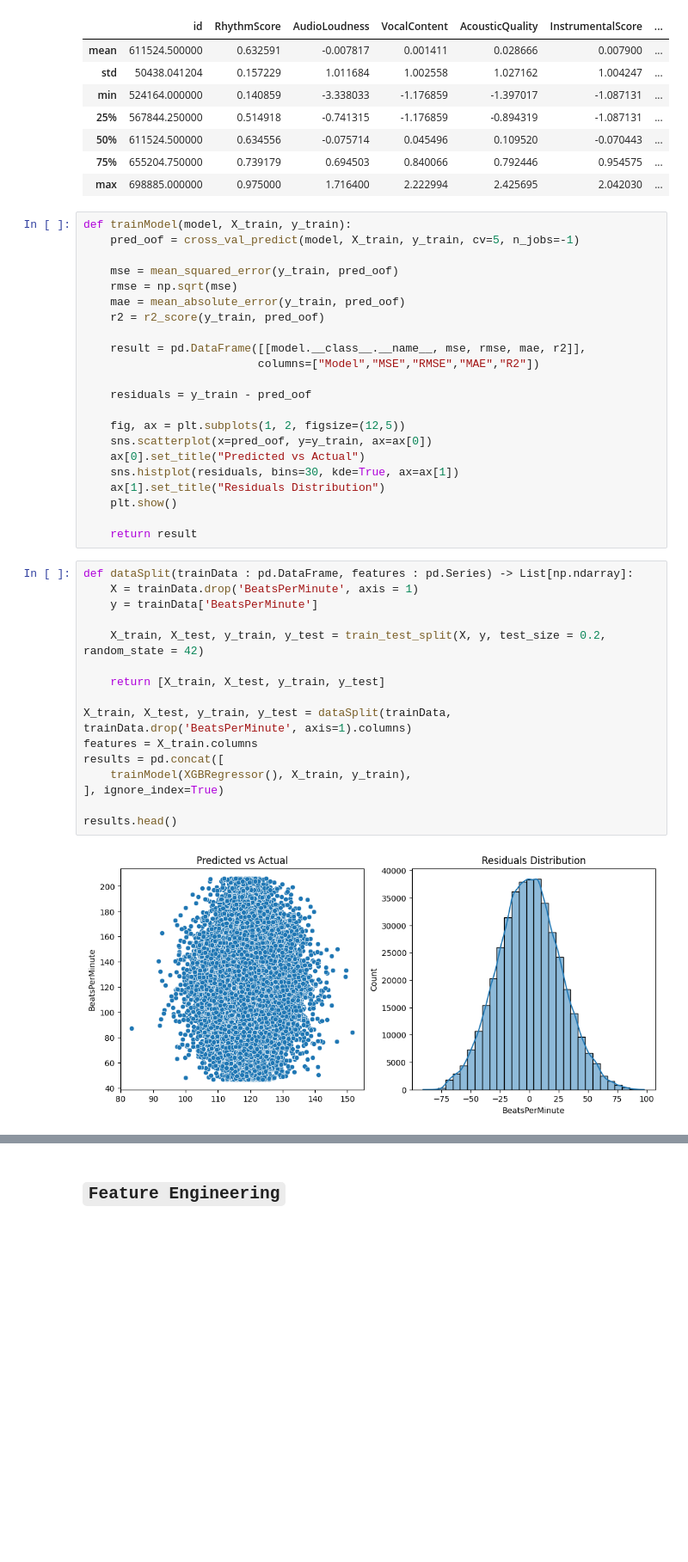
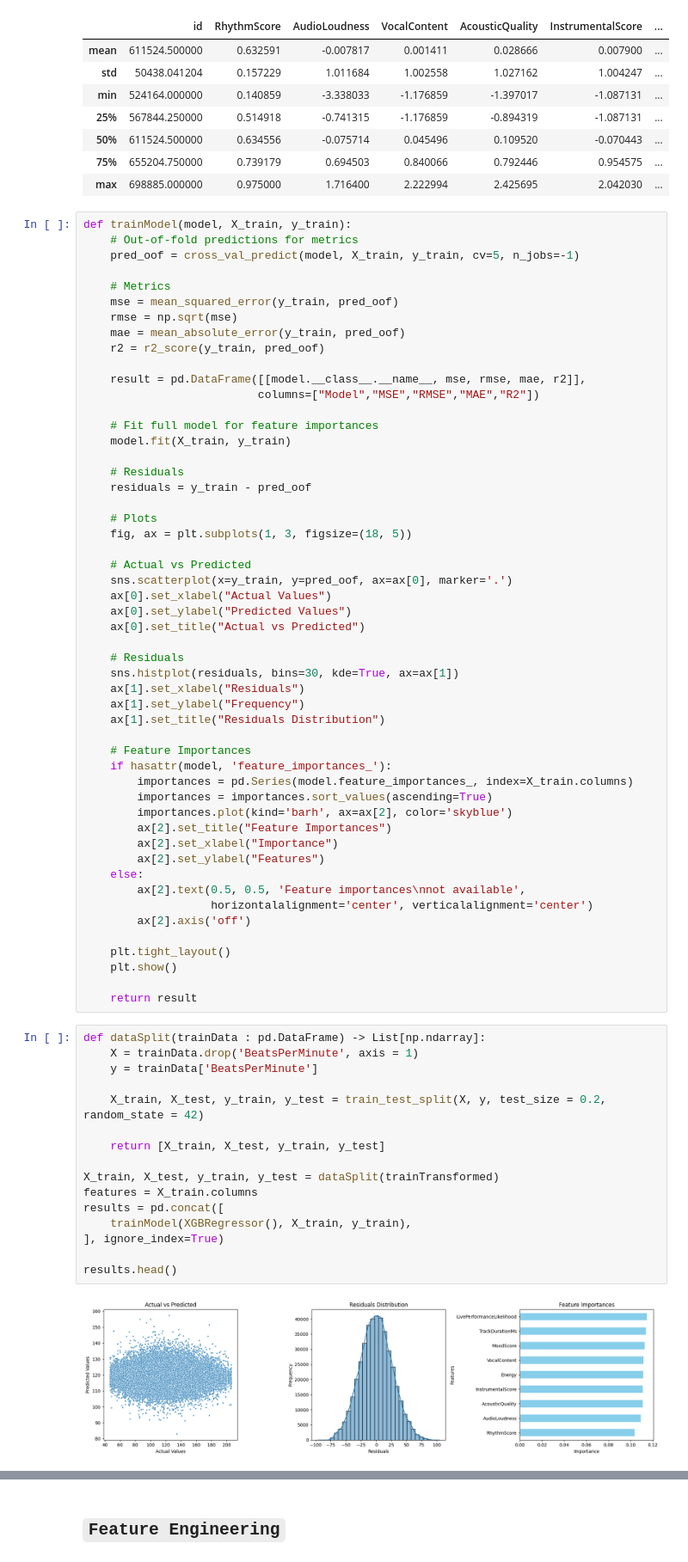
Before and after one commit to KarthikNot/Kaggle-S5E9, a Jupyter notebook: notebooks/Kaggle S5E9.ipynb, the cells around one changed output, grey strips where cells are left out. Shown at 86% size. Cells and saved outputs as stored; diff of their text form; blank space fills up the shorter version.

```diff
--- a/notebooks/Kaggle S5E9.ipynb
+++ b/notebooks/Kaggle S5E9.ipynb
@@ -277,8 +277,10 @@ testTransformed.describe().drop('count')
 | max | 698885.000000 | 0.975000 | 1.716400 | 2.222994 | 2.425695 | 2.042030 | ... |
 # %%
 def trainModel(model, X_train, y_train):
+    # Out-of-fold predictions for metrics
     pred_oof = cross_val_predict(model, X_train, y_train, cv=5, n_jobs=-1)
 
+    # Metrics
     mse = mean_squared_error(y_train, pred_oof)
     rmse = np.sqrt(mse)
     mae = mean_absolute_error(y_train, pred_oof)
@@ -287,32 +289,60 @@ def trainModel(model, X_train, y_train):
     result = pd.DataFrame([[model.__class__.__name__, mse, rmse, mae, r2]],
                           columns=["Model","MSE","RMSE","MAE","R2"])
 
+    # Fit full model for feature importances
+    model.fit(X_train, y_train)
+
+    # Residuals
     residuals = y_train - pred_oof
 
-    fig, ax = plt.subplots(1, 2, figsize=(12,5))
-    sns.scatterplot(x=pred_oof, y=y_train, ax=ax[0])
-    ax[0].set_title("Predicted vs Actual")
+    # Plots
+    fig, ax = plt.subplots(1, 3, figsize=(18, 5))
+
+    # Actual vs Predicted
+    sns.scatterplot(x=y_train, y=pred_oof, ax=ax[0], marker='.')
+    ax[0].set_xlabel("Actual Values")
+    ax[0].set_ylabel("Predicted Values")
+    ax[0].set_title("Actual vs Predicted")
+
+    # Residuals
     sns.histplot(residuals, bins=30, kde=True, ax=ax[1])
+    ax[1].set_xlabel("Residuals")
+    ax[1].set_ylabel("Frequency")
     ax[1].set_title("Residuals Distribution")
+
+    # Feature Importances
+    if hasattr(model, 'feature_importances_'):
+        importances = pd.Series(model.feature_importances_, index=X_train.columns)
+        importances = importances.sort_values(ascending=True)
+        importances.plot(kind='barh', ax=ax[2], color='skyblue')
+        ax[2].set_title("Feature Importances")
+        ax[2].set_xlabel("Importance")
+        ax[2].set_ylabel("Features")
+    else:
+        ax[2].text(0.5, 0.5, 'Feature importances\nnot available',
+                   horizontalalignment='center', verticalalignment='center')
+        ax[2].axis('off')
+
+    plt.tight_layout()
     plt.show()
 
     return result
 # %%
-def dataSplit(trainData : pd.DataFrame, features : pd.Series) -> List[np.ndarray]:
+def dataSplit(trainData : pd.DataFrame) -> List[np.ndarray]:
     X = trainData.drop('BeatsPerMinute', axis = 1)
     y = trainData['BeatsPerMinute']
 
     X_train, X_test, y_train, y_test = train_test_split(X, y, test_size = 0.2, random_state = 42)
 
     return [X_train, X_test, y_train, y_test]
 
-X_train, X_test, y_train, y_test = dataSplit(trainData, trainData.drop('BeatsPerMinute', axis=1).columns)
+X_train, X_test, y_train, y_test = dataSplit(trainTransformed)
 features = X_train.columns
 results = pd.concat([
     trainModel(XGBRegressor(), X_train, y_train),
 ], ignore_index=True)
 
 results.head()
 # %% [output]
-[figure, old version]
+[figure, new version]
 |  | Model | MSE | RMSE | MAE | R2 |
```
Also changed, not shown: parts of 8 cells of this notebook.
